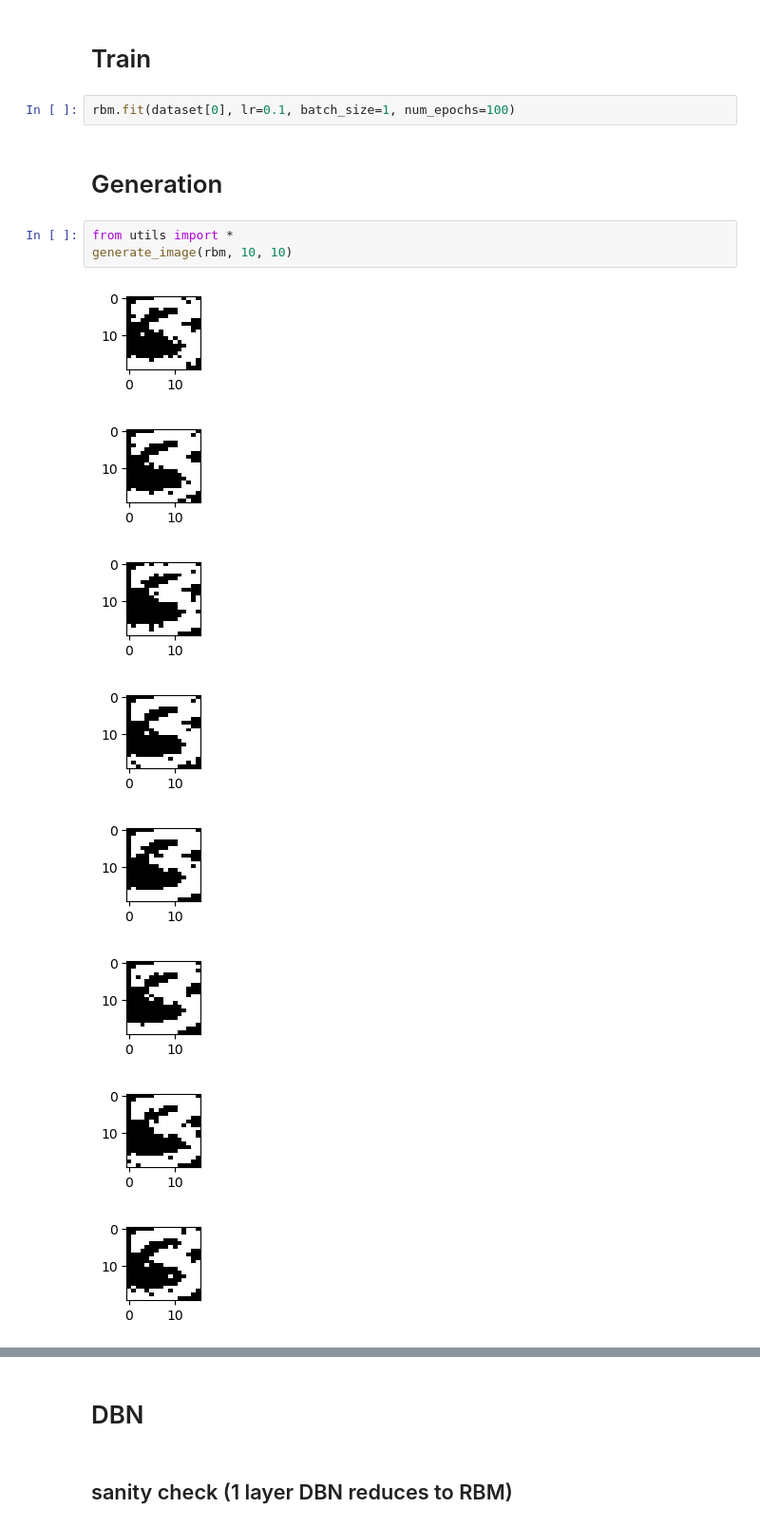
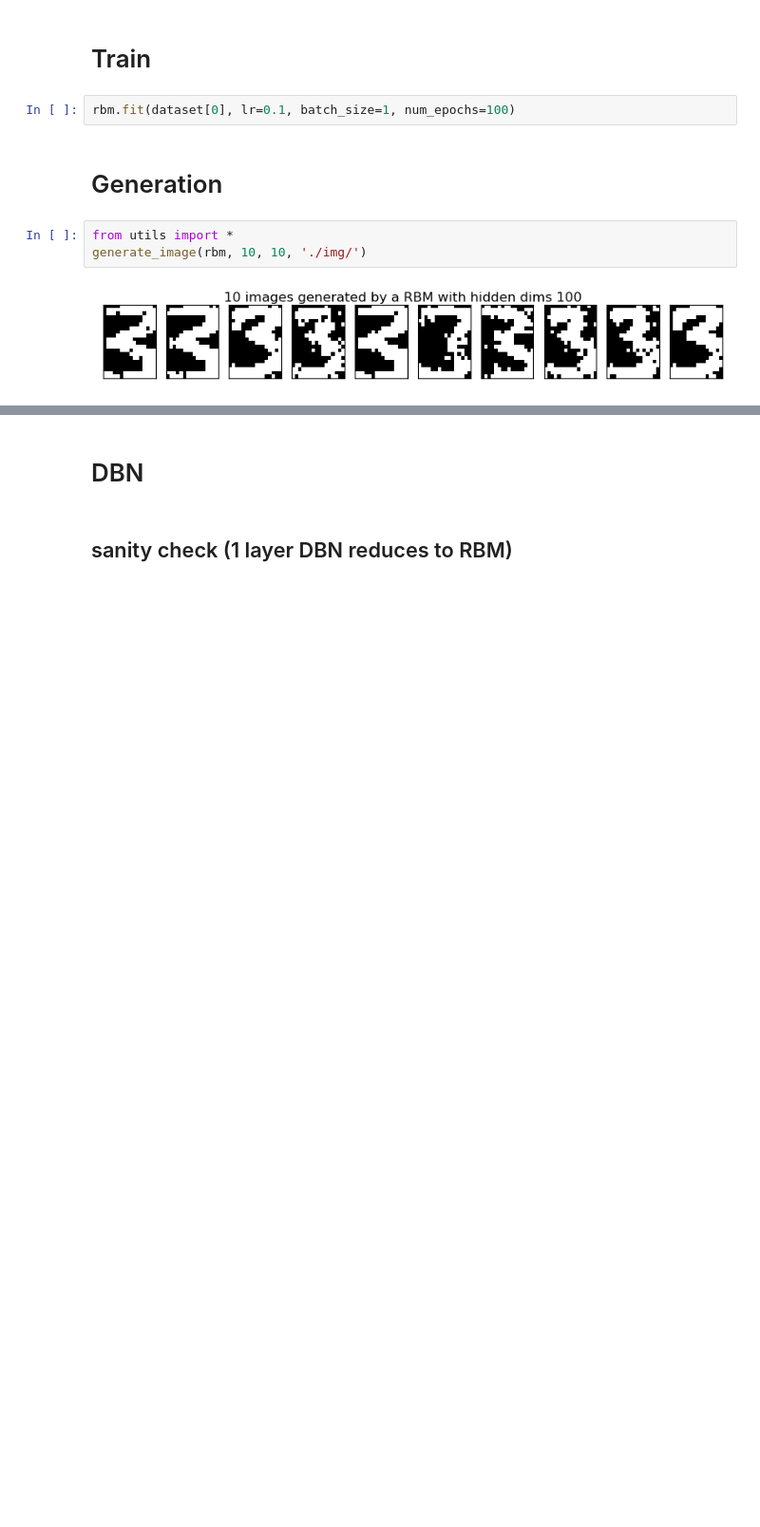
Before and after one commit to alephpi/student, a Jupyter notebook: OnBAD.ipynb, the cells around one changed output, grey strips where cells are left out. Shown at 95% size. Saved outputs shown, nothing was run; the diff lists cells and outputs as text; blank space fills up the shorter version.

```diff
--- a/OnBAD.ipynb
+++ b/OnBAD.ipynb
@@ -29,13 +25,6 @@ rbm.fit(dataset[0], lr=0.1, batch_size=1, num_epochs=100)
 # Generation
 # %%
 from utils import *
-generate_image(rbm, 10, 10)
+generate_image(rbm, 10, 10, './img/')
 # %% [output]
-[figure, old version]
+[figure, new version]
-[figure, removed]
-[figure, removed]
-[figure, removed]
-[figure, removed]
-[figure, removed]
-[figure, removed]
-[figure, removed]
```
Also changed, not shown: parts of 22 cells of this notebook, 4 other files.
